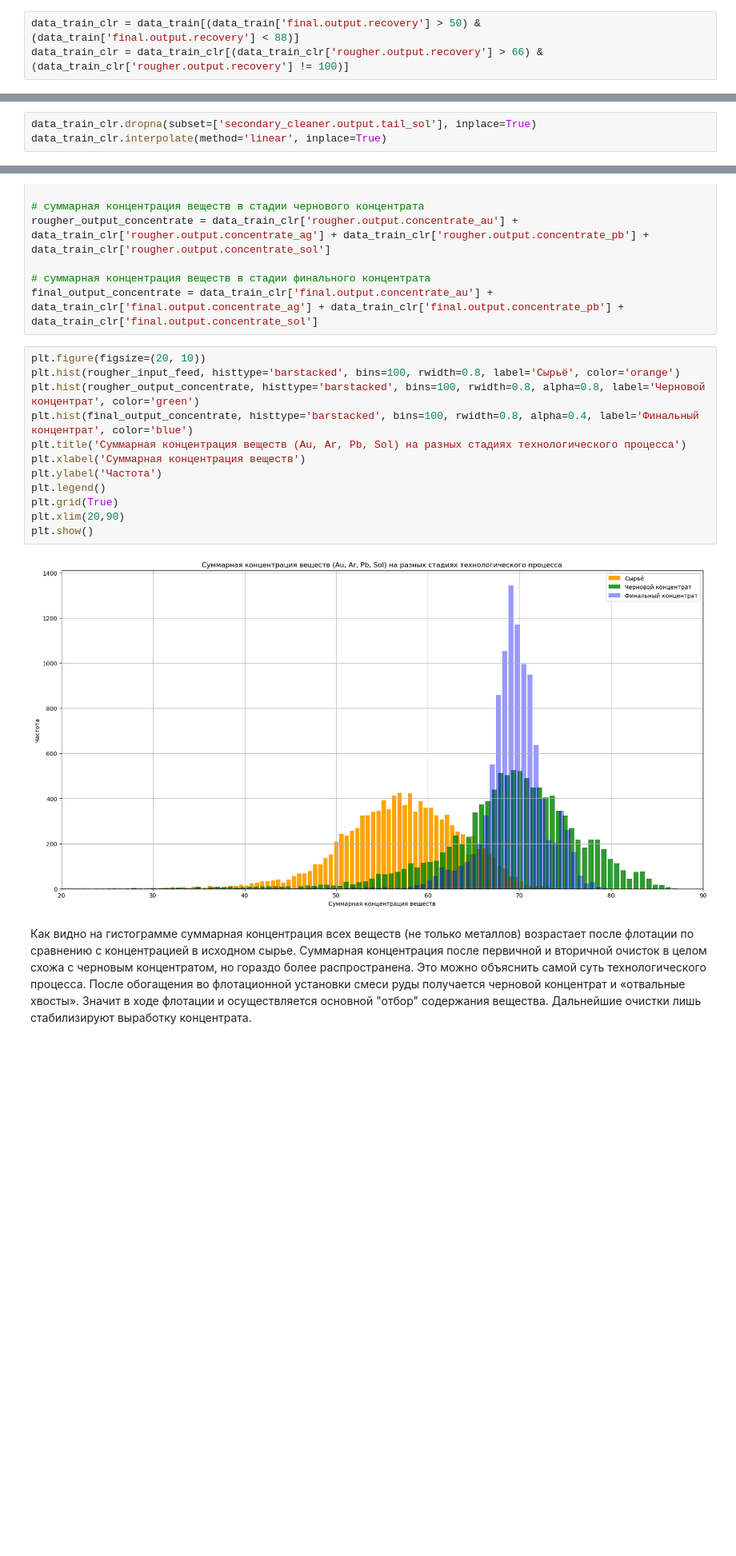
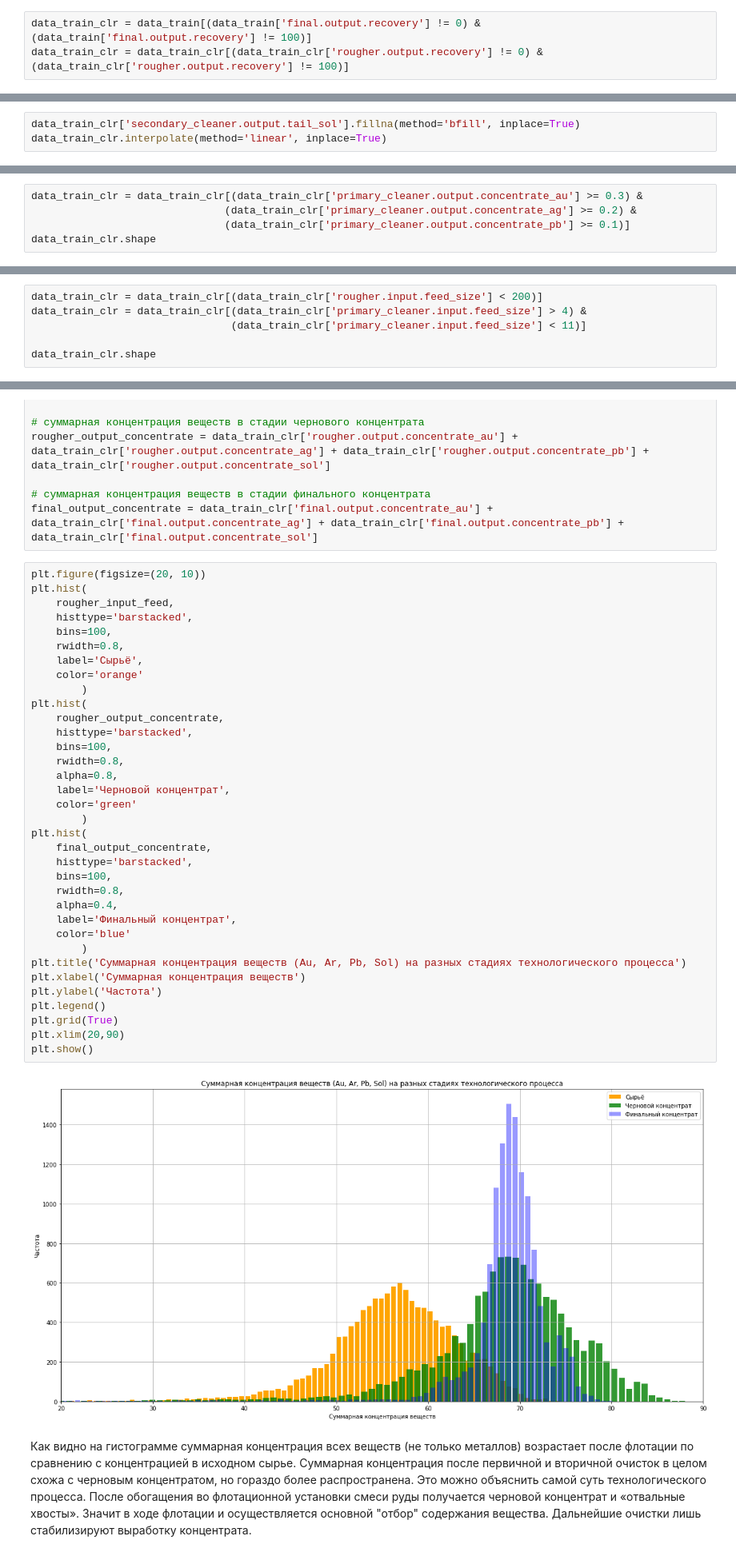
Before and after one commit to trofimovelijah/data-analysis-tools, a Jupyter notebook: 04-recovery_gold_from_ore.ipynb, the cells around one changed output, grey strips where cells are left out. Shown at 80% size. Drawn from its saved outputs; the diff is of its cells as text; blank space fills up the shorter version.

```diff
--- a/04-recovery_gold_from_ore.ipynb
+++ b/04-recovery_gold_from_ore.ipynb
@@ -280,6 +463,6 @@ plt.show()
 # %%
-data_train_clr = data_train[(data_train['final.output.recovery'] > 50) & (data_train['final.output.recovery'] < 88)]
-data_train_clr = data_train_clr[(data_train_clr['rougher.output.recovery'] > 66) & (data_train_clr['rougher.output.recovery'] != 100)]
+data_train_clr = data_train[(data_train['final.output.recovery'] != 0) & (data_train['final.output.recovery'] != 100)]
+data_train_clr = data_train_clr[(data_train_clr['rougher.output.recovery'] != 0) & (data_train_clr['rougher.output.recovery'] != 100)]
 # %% [markdown]
 Теперь устраним для остальных признаков выбивающиеся значения `0`
 # %%
@@ -336,3 +557,3 @@ print(f'Суммарное число пропусков {data_train_clr.isnull(
 # %%
-data_train_clr.dropna(subset=['secondary_cleaner.output.tail_sol'], inplace=True)
+data_train_clr['secondary_cleaner.output.tail_sol'].fillna(method='bfill', inplace=True)
 data_train_clr.interpolate(method='linear', inplace=True)
@@ -432,0 +753,5 @@ plt.show()
+# %%
+data_train_clr = data_train_clr[(data_train_clr['primary_cleaner.output.concentrate_au'] >= 0.3) &
+                               (data_train_clr['primary_cleaner.output.concentrate_ag'] >= 0.2) &
+                               (data_train_clr['primary_cleaner.output.concentrate_pb'] >= 0.1)]
+data_train_clr.shape
@@ -461,0 +854,6 @@ plt.show()
+# %%
+data_train_clr = data_train_clr[(data_train_clr['rougher.input.feed_size'] < 200)]
+data_train_clr = data_train_clr[(data_train_clr['primary_cleaner.input.feed_size'] > 4) &
+                                (data_train_clr['primary_cleaner.input.feed_size'] < 11)]
+
+data_train_clr.shape
@@ -506,18 +914,41 @@ rougher_output_concentrate = data_train_clr['rougher.output.concentrate_au'] + d
 final_output_concentrate = data_train_clr['final.output.concentrate_au'] + data_train_clr['final.output.concentrate_ag'] + data_train_clr['final.output.concentrate_pb'] + data_train_clr['final.output.concentrate_sol']
 # %%
 plt.figure(figsize=(20, 10))
-plt.hist(rougher_input_feed, histtype='barstacked', bins=100, rwidth=0.8, label='Сырьё', color='orange')
-plt.hist(rougher_output_concentrate, histtype='barstacked', bins=100, rwidth=0.8, alpha=0.8, label='Черновой концентрат', color='green')
-plt.hist(final_output_concentrate, histtype='barstacked', bins=100, rwidth=0.8, alpha=0.4, label='Финальный концентрат', color='blue')
+plt.hist(
+    rougher_input_feed,
+    histtype='barstacked',
+    bins=100,
+    rwidth=0.8,
+    label='Сырьё',
+    color='orange'
+        )
+plt.hist(
+    rougher_output_concentrate,
+    histtype='barstacked',
+    bins=100,
+    rwidth=0.8,
+    alpha=0.8,
+    label='Черновой концентрат',
+    color='green'
+        )
+plt.hist(
+    final_output_concentrate,
+    histtype='barstacked',
+    bins=100,
+    rwidth=0.8,
+    alpha=0.4,
+    label='Финальный концентрат',
+    color='blue'
+        )
 plt.title('Суммарная концентрация веществ (Au, Ar, Pb, Sol) на разных стадиях технологического процесса')
 plt.xlabel('Суммарная концентрация веществ')
 plt.ylabel('Частота')
 plt.legend()
 plt.grid(True)
 plt.xlim(20,90)
 plt.show()
 # %% [output]
-[figure, old version]
+[figure, new version]
 # %% [markdown]
 Как видно на гистограмме суммарная концентрация всех веществ (не только металлов) возрастает после флотации по сравнению с концентрацией в исходном сырье. Суммарная концентрация после первичной и вторичной очисток в целом схожа с черновым концентратом, но гораздо более распространена. Это можно объяснить самой суть технологического процесса. После обогащения во флотационной установки смеси руды получается черновой концентрат и «отвальные хвосты». Значит в ходе флотации и осуществляется основной "отбор" содержания вещества. Дальнейшие очистки лишь стабилизируют выработку концентрата.
 # %% [markdown]
```
Also changed, not shown: parts of 145 cells of this notebook.
